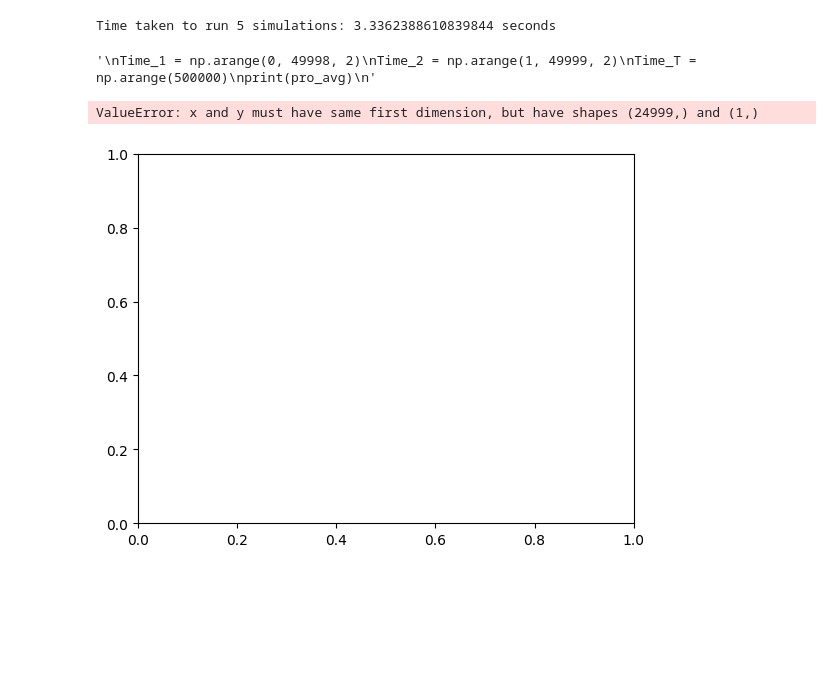
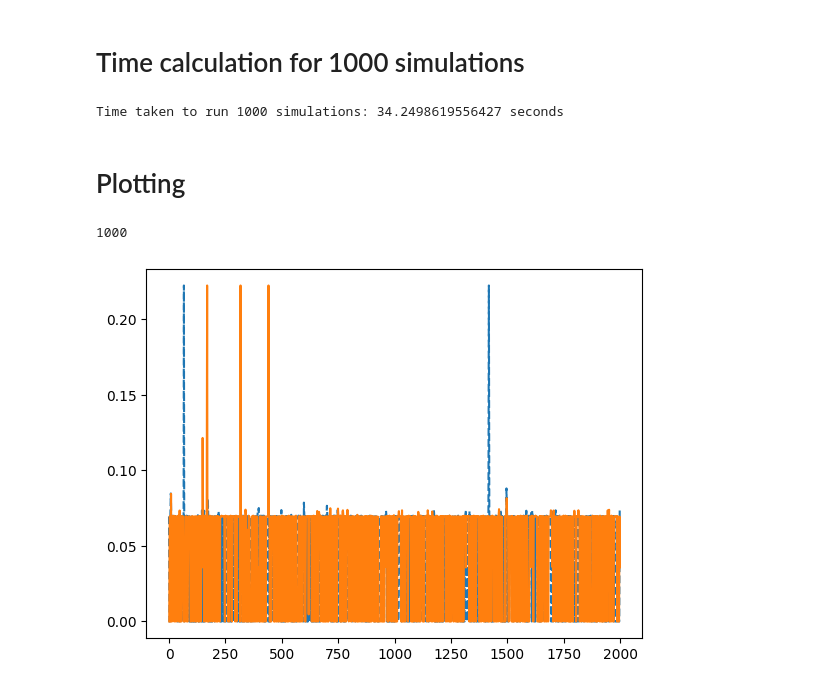
Before and after one commit to KirstineJ/Bachelor, a Jupyter notebook: Bachelor.ipynb, the cells around one changed output. Drawn from its saved outputs; the diff is of its cells as text; code cells hidden in the pictures; blank space fills up the shorter version.

```diff
--- a/Bachelor.ipynb
+++ b/Bachelor.ipynb
@@ -183,35 +207,49 @@ def Simulations(sim, price, period, delta, alpha, theta):
+# %% [markdown]
+# Time calculation for 1000 simulations
 # %%
-#print(Simulations(2, P, 500000, 0.95, 0.3, 0.0000276306))
 start_time  = time.time()
 
 np.random.seed(387)
-#Q1, Q2, p1, p2, pro_avg = Qfunction(P, 50000, 0.95, 0.3, 0.000276272)
-Simulations(100, P, 500000, 0.95, 0.3, 0.0000276306)
+all_p1, all_p2, all_profit1, all_profit2, final_avg_profit1, final_avg_profit2 = Simulations(1000, P, 500000, 0.95, 0.3, 0.0000276306)
 
 end_time = time.time()
 
 elapsed_time = end_time - start_time
 
-print("Time taken to run 5 simulations:", elapsed_time, "seconds")
-
-"""
-Time_1 = np.arange(0, 49998, 2)
-Time_2 = np.arange(1, 49999, 2)
-Time_T = np.arange(500000)
-print(pro_avg)
-"""
+print("Time taken to run 1000 simulations:", elapsed_time, "seconds")
 # %% [output]
-Time taken to run 5 simulations: 3.3362388610839844 seconds
+Time taken to run 1000 simulations: 34.2498619556427 seconds
-'\nTime_1 = np.arange(0, 49998, 2)\nTime_2 = np.arange(1, 49999, 2)\nTime_T = np.arange(500000)\nprint(pro_avg)\n'
+# %%
+all_price1_array = np.array(all_p1)
+all_price2_array = np.array(all_p2)
+
+all_profit1_array = np.array(all_profit1)
+all_profit2_array = np.array(all_profit2)
+
+# Calculate the average profit and price for each period across all simulations
+avg_price1 = np.mean(all_price1_array, axis=0)
+avg_price2 = np.mean(all_price2_array, axis=0)
+avg_profit1 = np.mean(all_profit1_array, axis=0)
+avg_profit2 = np.mean(all_profit2_array, axis=0)
+# %% [markdown]
+# Plotting
 # %%
+
+Time_1 = np.arange(0, 1999, 2)
+Time_2 = np.arange(1, 2000, 2)
+Time_T = np.arange(500000)
+print(len(avg_profit2))
+
+
 X = np.linspace(0, Time_1)
 x2 = np.arange(0, 249999)
 Y = p1
 
-plt.plot(Time_1, pro_avg, label = 'P1', linestyle='--')
-#plt.plot(Time_2, pro2, label = 'P2', linestyle='-')
+
+plt.plot(Time_1, final_avg_profit1, label = 'P1', linestyle='--')
+plt.plot(Time_2, final_avg_profit2, label = 'P2', linestyle='-')
 
 plt.show()
 # %% [output]
-ValueError: x and y must have same first dimension, but have shapes (24999,) and (1,)
+1000
-[figure, old version]
+[figure, new version]
```
Also changed, not shown: parts of 5 cells of this notebook.
